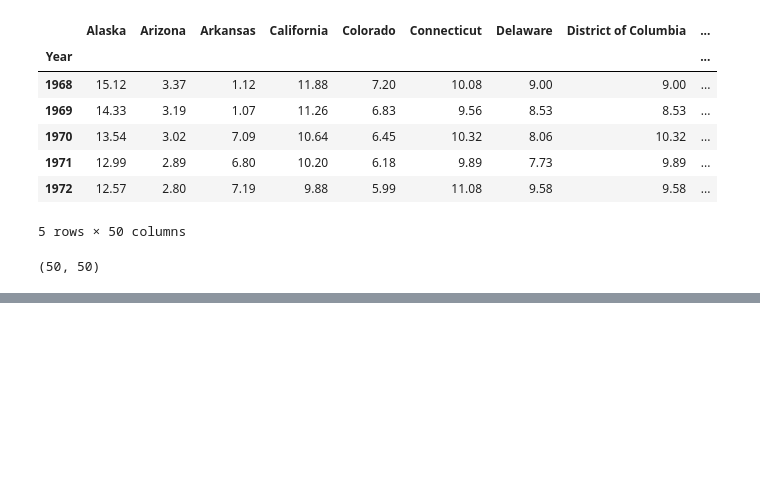
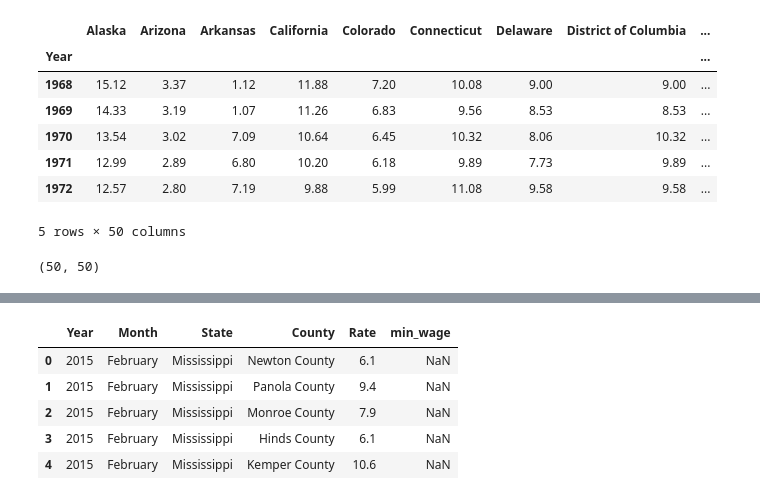
Before and after one commit to atystats/Data-Analysis-in-Python, a Jupyter notebook: Data Analysis Pandas Part 2.ipynb, the cells around one changed output, grey strips where cells are left out. Cells and saved outputs as stored; diff of their text form; code cells hidden in the pictures; blank space fills up the shorter version.

```diff
--- a/Data Analysis Pandas Part 2.ipynb
+++ b/Data Analysis Pandas Part 2.ipynb
@@ -141,0 +206,14 @@ act_min_wage.drop(all_zero, axis = 1).shape
+# %%
+# The data is available for each county and each candidate and how much percentage of vote they got.
+# We will first focus on Donald Trump.
+# We wants to see the correlation of pct of votes of Donald Trump and unemployment rate and min wage.
+# Minimum wage data is available for many year. We will just look at Feb 2015 data.
+unemp_2015 = unemp_county.copy()[(unemp_county["Year"] == 2015) & (unemp_county["Month"] == "February")]
+unemp_2015.head()
+# %% [output]
+|  | Year | Month | State | County | Rate | min_wage |
+| 0 | 2015 | February | Mississippi | Newton County | 6.1 | NaN |
+| 1 | 2015 | February | Mississippi | Panola County | 9.4 | NaN |
+| 2 | 2015 | February | Mississippi | Monroe County | 7.9 | NaN |
+| 3 | 2015 | February | Mississippi | Hinds County | 6.1 | NaN |
+| 4 | 2015 | February | Mississippi | Kemper County | 10.6 | NaN |
```
Also changed, not shown: parts of 16 cells of this notebook, 3 other files.
